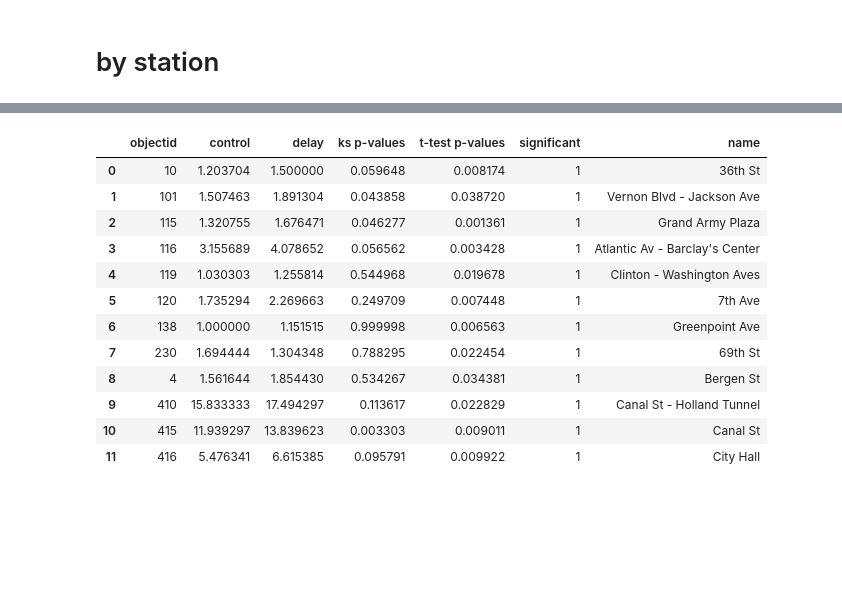
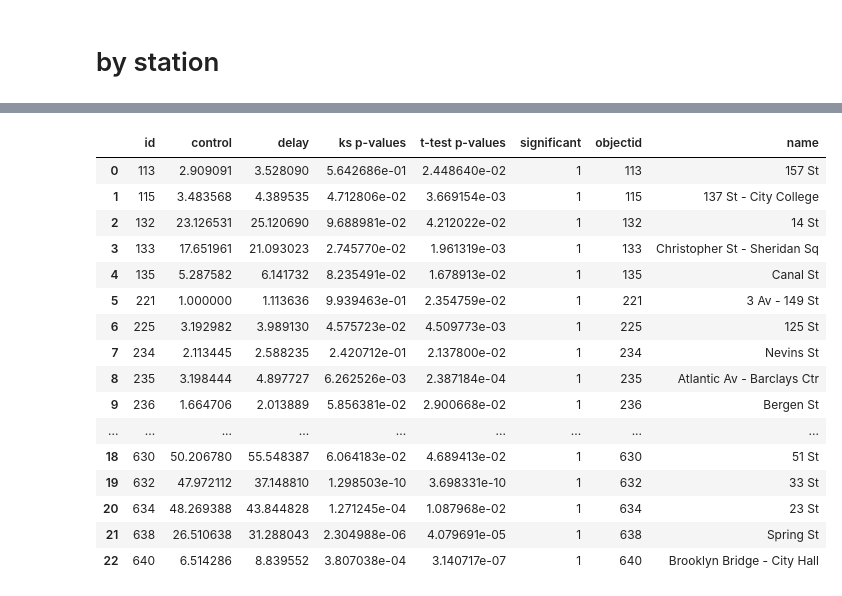
Before and after one commit to shayle/subway_taxi, a Jupyter notebook: T-test.ipynb, the cells around one changed output, grey strips where cells are left out. Saved outputs shown, nothing was run; the diff lists cells and outputs as text; code cells hidden in the pictures; blank space fills up the shorter version.

Commit message:
match stations, redo t test

```diff
--- a/T-test.ipynb
+++ b/T-test.ipynb
@@ -42,6 +42,10 @@ merged.head()
 | 4 | 103_1_7 | 1 | 6.0 |
 # %%
 merged = merged.dropna()
+# %%
+# open from file
+merged = pd.read_csv("merged_4_30.csv")
+merged = merged.dropna()
 # %%
 merged['station'] = merged['keycol'].apply(lambda x: x.split('_')[0])
 merged['hour'] = merged['keycol'].apply(lambda x: int(x.split('_')[2]))
@@ -195,6 +199,6 @@ ax.set_title("Number of Taxi Pickups Within 100 Feet From Stations", fontweight=
 # %%
 significant_stations = by_station[by_station.significant==1].copy().reset_index()
-significant_stations.rename(columns={'index':'objectid'}, inplace=True)
-significant_stations['objectid'] = significant_stations['objectid'].apply(int)
+significant_stations.rename(columns={'index':'id'}, inplace=True)
+significant_stations['objectid'] = significant_stations['id'].apply(str)
 significant_stations
 # %% [output]
@@ -218,0 +222,3 @@ subway.index = subway.objectid.apply(int)
+# %%
+subwayst = pd.read_csv("subway_station.csv")
+subwayst.head()
@@ -219,16 +232,22 @@ subway.index = subway.objectid.apply(int)
+# %%
+subway = subwayst[['name','id']]
 # %%
-pd.merge(significant_stations, subway, how='left', on='objectid')
+pd.merge(significant_stations, subway, how='left', on='id')
 # %% [output]
-|  | objectid | control | delay | ks p-values | t-test p-values | significant | name |
-| 0 | 10 | 1.203704 | 1.500000 | 0.059648 | 0.008174 | 1 | 36th St |
-| 1 | 101 | 1.507463 | 1.891304 | 0.043858 | 0.038720 | 1 | Vernon Blvd - Jackson Ave |
-| 2 | 115 | 1.320755 | 1.676471 | 0.046277 | 0.001361 | 1 | Grand Army Plaza |
-| 3 | 116 | 3.155689 | 4.078652 | 0.056562 | 0.003428 | 1 | Atlantic Av - Barclay's Center |
-| 4 | 119 | 1.030303 | 1.255814 | 0.544968 | 0.019678 | 1 | Clinton - Washington Aves |
-| 5 | 120 | 1.735294 | 2.269663 | 0.249709 | 0.007448 | 1 | 7th Ave |
-| 6 | 138 | 1.000000 | 1.151515 | 0.999998 | 0.006563 | 1 | Greenpoint Ave |
-| 7 | 230 | 1.694444 | 1.304348 | 0.788295 | 0.022454 | 1 | 69th St |
-| 8 | 4 | 1.561644 | 1.854430 | 0.534267 | 0.034381 | 1 | Bergen St |
-| 9 | 410 | 15.833333 | 17.494297 | 0.113617 | 0.022829 | 1 | Canal St - Holland Tunnel |
-| 10 | 415 | 11.939297 | 13.839623 | 0.003303 | 0.009011 | 1 | Canal St |
-| 11 | 416 | 5.476341 | 6.615385 | 0.095791 | 0.009922 | 1 | City Hall |
+|  | id | control | delay | ks p-values | t-test p-values | significant | objectid | name |
+| 0 | 113 | 2.909091 | 3.528090 | 5.642686e-01 | 2.448640e-02 | 1 | 113 | 157 St |
+| 1 | 115 | 3.483568 | 4.389535 | 4.712806e-02 | 3.669154e-03 | 1 | 115 | 137 St - City College |
+| 2 | 132 | 23.126531 | 25.120690 | 9.688981e-02 | 4.212022e-02 | 1 | 132 | 14 St |
+| 3 | 133 | 17.651961 | 21.093023 | 2.745770e-02 | 1.961319e-03 | 1 | 133 | Christopher St - Sheridan Sq |
+| 4 | 135 | 5.287582 | 6.141732 | 8.235491e-02 | 1.678913e-02 | 1 | 135 | Canal St |
+| 5 | 221 | 1.000000 | 1.113636 | 9.939463e-01 | 2.354759e-02 | 1 | 221 | 3 Av - 149 St |
+| 6 | 225 | 3.192982 | 3.989130 | 4.575723e-02 | 4.509773e-03 | 1 | 225 | 125 St |
+| 7 | 234 | 2.113445 | 2.588235 | 2.420712e-01 | 2.137800e-02 | 1 | 234 | Nevins St |
+| 8 | 235 | 3.198444 | 4.897727 | 6.262526e-03 | 2.387184e-04 | 1 | 235 | Atlantic Av - Barclays Ctr |
+| 9 | 236 | 1.664706 | 2.013889 | 5.856381e-02 | 2.900668e-02 | 1 | 236 | Bergen St |
+| ... | ... | ... | ... | ... | ... | ... | ... | ... |
+| 18 | 630 | 50.206780 | 55.548387 | 6.064183e-02 | 4.689413e-02 | 1 | 630 | 51 St |
+| 19 | 632 | 47.972112 | 37.148810 | 1.298503e-10 | 3.698331e-10 | 1 | 632 | 33 St |
+| 20 | 634 | 48.269388 | 43.844828 | 1.271245e-04 | 1.087968e-02 | 1 | 634 | 23 St |
+| 21 | 638 | 26.510638 | 31.288043 | 2.304988e-06 | 4.079691e-05 | 1 | 638 | Spring St |
+| 22 | 640 | 6.514286 | 8.839552 | 3.807038e-04 | 3.140717e-07 | 1 | 640 | Brooklyn Bridge - City Hall |
```
Also changed, not shown: parts of 14 cells of this notebook, 3 other files.
